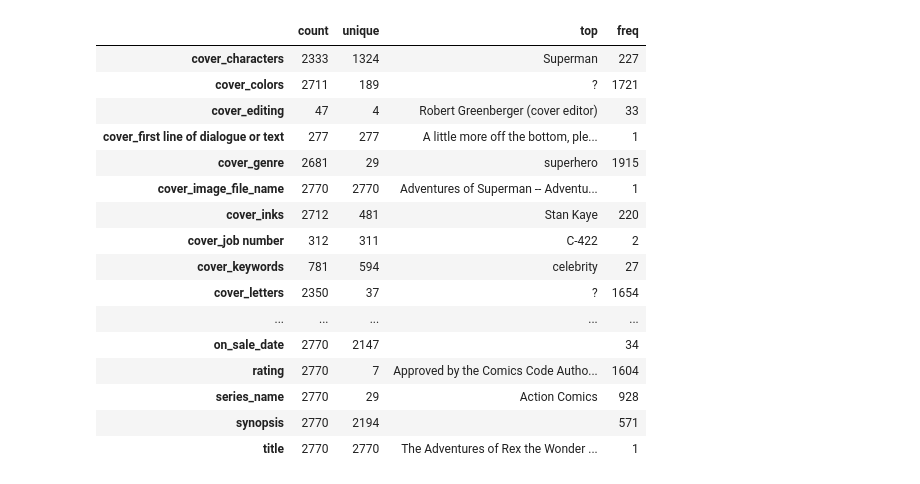
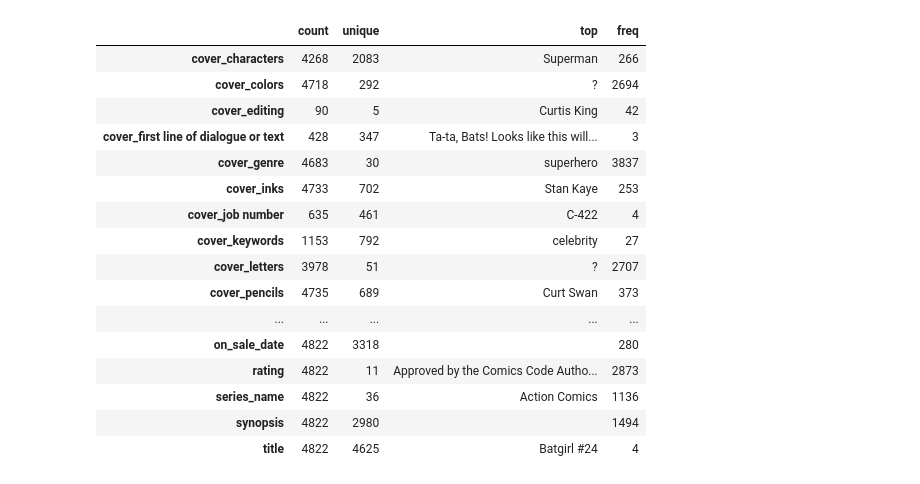
Before and after one commit to macrae/comics-net, a Jupyter notebook: jupyter/new_webscraper.ipynb, the cells around one changed output. Cells and saved outputs as stored; diff of their text form; code cells hidden in the pictures.

```diff
--- a/jupyter/new_webscraper.ipynb
+++ b/jupyter/new_webscraper.ipynb
@@ -539,32 +757,34 @@ df = pd.DataFrame(logged_metadata)
 # %%
+import numpy as np
+
 def get_issue_number_from_title(title):
     issue = re.search(r"([#?])(\d+)\b", title.replace(',', ''))
     if issue is None:
         return np.nan
     else:
         return np.int(issue.group().replace('#', ''))
 
 df['issue_number'] = df['title'].apply(get_issue_number_from_title)
 
-df.drop('issue_number', axis=1).describe().T
+df.drop(['issue_number', 'variant_covers'], axis=1).describe().T
 # %% [output]
 |  | count | unique | top | freq |
-| cover_characters | 2333 | 1324 | Superman | 227 |
-| cover_colors | 2711 | 189 | ? | 1721 |
-| cover_editing | 47 | 4 | Robert Greenberger (cover editor) | 33 |
-| cover_first line of dialogue or text | 277 | 277 | A little more off the bottom, ple... | 1 |
-| cover_genre | 2681 | 29 | superhero | 1915 |
-| cover_image_file_name | 2770 | 2770 | Adventures of Superman -- Adventu... | 1 |
-| cover_inks | 2712 | 481 | Stan Kaye | 220 |
-| cover_job number | 312 | 311 | C-422 | 2 |
-| cover_keywords | 781 | 594 | celebrity | 27 |
-| cover_letters | 2350 | 37 | ? | 1654 |
+| cover_characters | 4268 | 2083 | Superman | 266 |
+| cover_colors | 4718 | 292 | ? | 2694 |
+| cover_editing | 90 | 5 | Curtis King | 42 |
+| cover_first line of dialogue or text | 428 | 347 | Ta-ta, Bats! Looks like this will... | 3 |
+| cover_genre | 4683 | 30 | superhero | 3837 |
+| cover_inks | 4733 | 702 | Stan Kaye | 253 |
+| cover_job number | 635 | 461 | C-422 | 4 |
+| cover_keywords | 1153 | 792 | celebrity | 27 |
+| cover_letters | 3978 | 51 | ? | 2707 |
+| cover_pencils | 4735 | 689 | Curt Swan | 373 |
 | ... | ... | ... | ... | ... |
-| on_sale_date | 2770 | 2147 |  | 34 |
-| rating | 2770 | 7 | Approved by the Comics Code Autho... | 1604 |
-| series_name | 2770 | 29 | Action Comics | 928 |
-| synopsis | 2770 | 2194 |  | 571 |
-| title | 2770 | 2770 | The Adventures of Rex the Wonder ... | 1 |
+| on_sale_date | 4822 | 3318 |  | 280 |
+| rating | 4822 | 11 | Approved by the Comics Code Autho... | 2873 |
+| series_name | 4822 | 36 | Action Comics | 1136 |
+| synopsis | 4822 | 2980 |  | 1494 |
+| title | 4822 | 4625 | Batgirl #24 | 4 |
 # %%
 # get list of unique characters across all  covers
 def get_value_counts(df, column):
```
Also changed, not shown: parts of 46 cells of this notebook, 28 other files.
